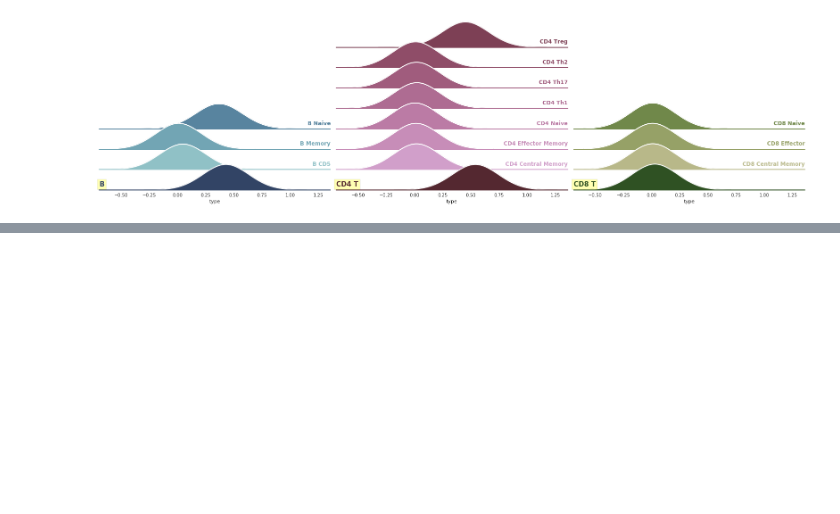
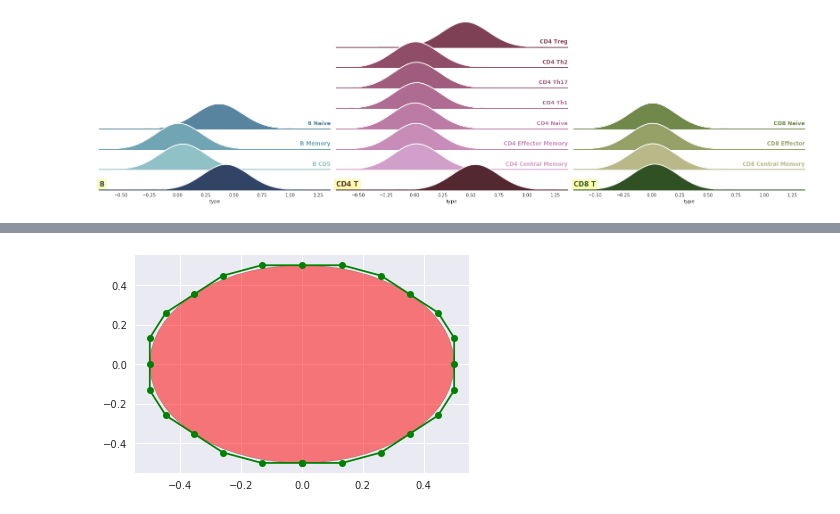
Before and after one commit to hammerlab/immune-infiltrate-explorations, a Jupyter notebook: model-single-origin-samples/2.1.2 Standard result processing.ipynb, the cells around one changed output, grey strips where cells are left out. Saved outputs shown, nothing was run; the diff lists cells and outputs as text; code cells hidden in the pictures; blank space fills up the shorter version.

```diff
--- a/model-single-origin-samples/2.1.2 Standard result processing.ipynb
+++ b/model-single-origin-samples/2.1.2 Standard result processing.ipynb
@@ -900,0 +1064,12 @@ original size: [ 22.5   4. ]
+# %%
+import matplotlib.patches as mpatches
+patch = mpatches.PathPatch(pathdata[0], facecolor='r', alpha=0.5)
+newf,newax = plt.subplots()
+
+newax.add_patch(patch)
+
+# plot control points and connecting lines
+x, y = zip(*pathdata[0].vertices)
+line, = newax.plot(x, y, 'go-')
+# %% [output]
+[figure, added]
```
Also changed, not shown: parts of 18 cells of this notebook.
